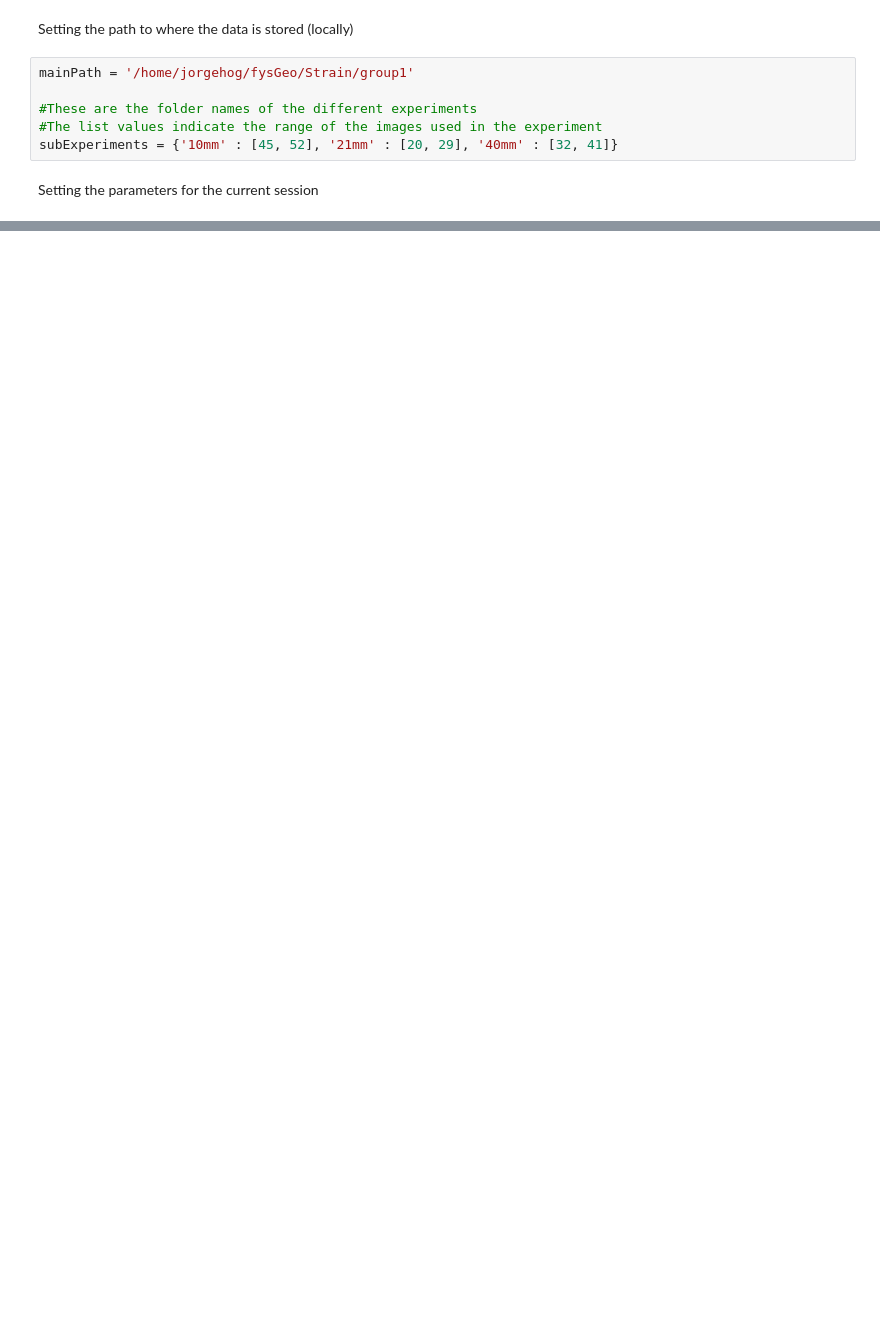
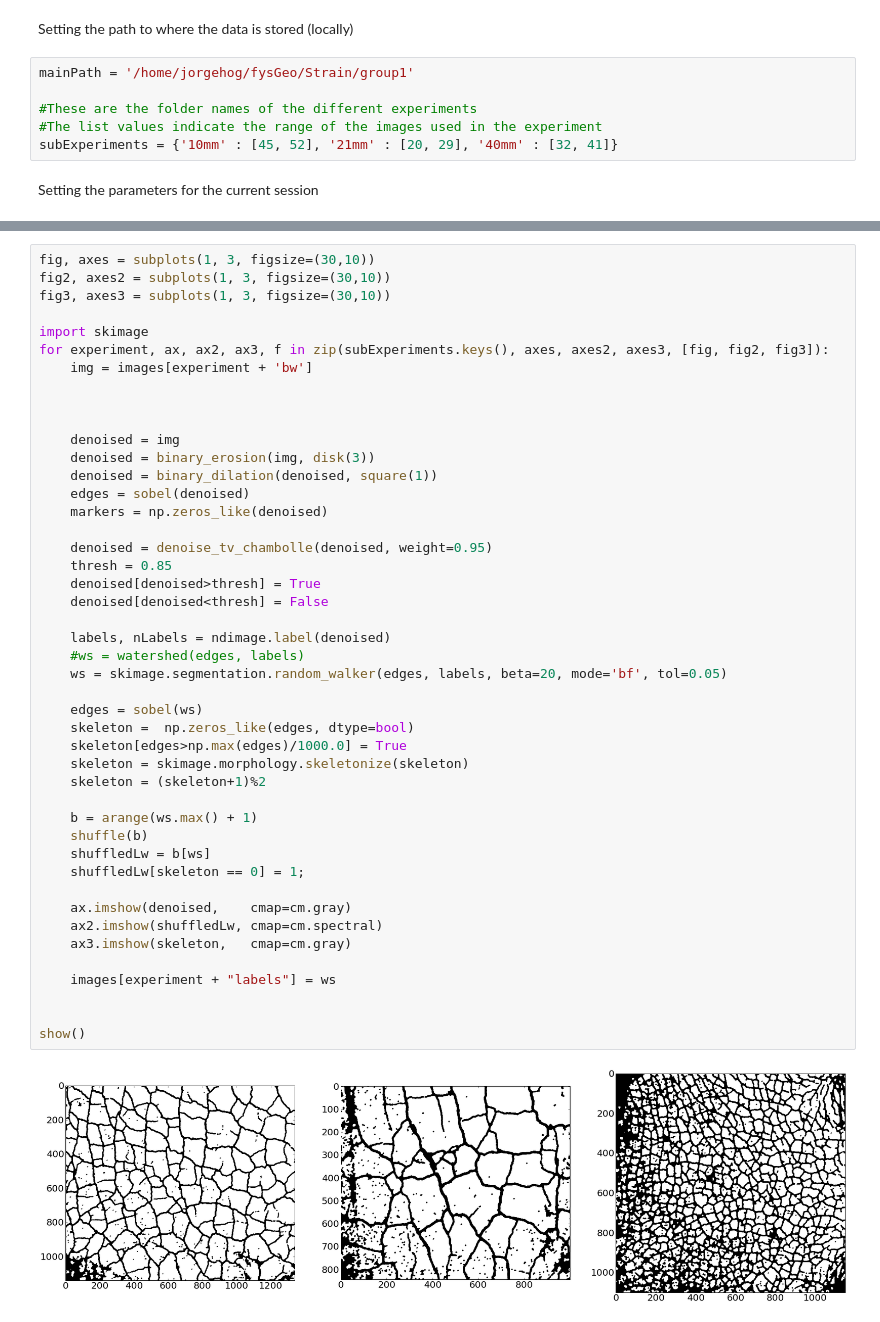
Before and after one commit to jorgehog/notebookCollection, a Jupyter notebook: FlourExperiment.ipynb, the cells around one changed output, grey strips where cells are left out. Saved outputs shown, nothing was run; the diff lists cells and outputs as text; blank space fills up the shorter version.

```diff
--- a/FlourExperiment.ipynb
+++ b/FlourExperiment.ipynb
@@ -169,0 +124,47 @@ NameError: name 'shuffeledLW' is not defined
+# %%
+fig, axes = subplots(1, 3, figsize=(30,10))
+fig2, axes2 = subplots(1, 3, figsize=(30,10))
+fig3, axes3 = subplots(1, 3, figsize=(30,10))
+
+import skimage
+for experiment, ax, ax2, ax3, f in zip(subExperiments.keys(), axes, axes2, axes3, [fig, fig2, fig3]):
+    img = images[experiment + 'bw']
+
+
+
+    denoised = img
+    denoised = binary_erosion(img, disk(3))
+    denoised = binary_dilation(denoised, square(1))
+    edges = sobel(denoised)
+    markers = np.zeros_like(denoised)
+
+    denoised = denoise_tv_chambolle(denoised, weight=0.95)
+    thresh = 0.85
+    denoised[denoised>thresh] = True
+    denoised[denoised<thresh] = False
+
+    labels, nLabels = ndimage.label(denoised)
+    #ws = watershed(edges, labels)
+    ws = skimage.segmentation.random_walker(edges, labels, beta=20, mode='bf', tol=0.05)
+
+    edges = sobel(ws)
+    skeleton =  np.zeros_like(edges, dtype=bool)
+    skeleton[edges>np.max(edges)/1000.0] = True
+    skeleton = skimage.morphology.skeletonize(skeleton)
+    skeleton = (skeleton+1)%2
+
+    b = arange(ws.max() + 1)
+    shuffle(b)
+    shuffledLw = b[ws]
+    shuffledLw[skeleton == 0] = 1;
+
+    ax.imshow(denoised,    cmap=cm.gray)
+    ax2.imshow(shuffledLw, cmap=cm.spectral)
+    ax3.imshow(skeleton,   cmap=cm.gray)
+
+    images[experiment + "labels"] = ws
+
+
+show()
+# %% [output]
+[figure, added]
```
Also changed, not shown: parts of 12 cells of this notebook.
